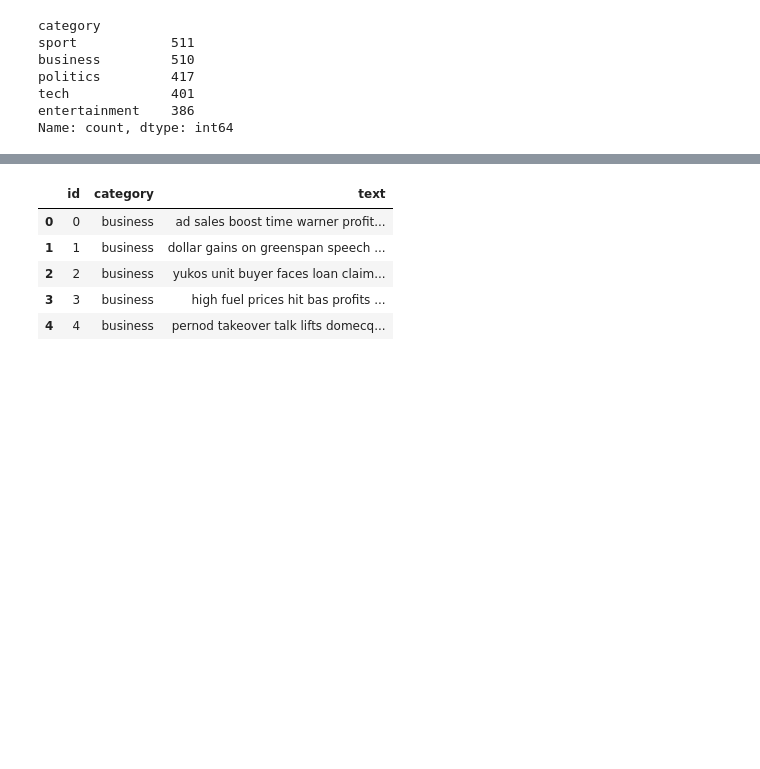
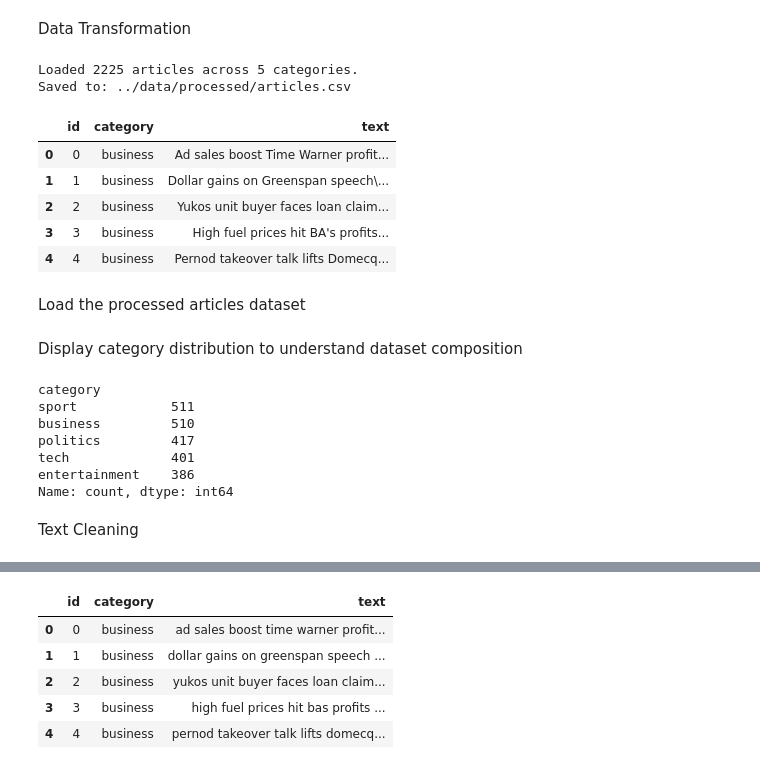
Before and after one commit to yahiakhalaf/SemSearch, a Jupyter notebook: notebooks/SemSearch.ipynb, the cells around one changed output, grey strips where cells are left out. Cells and saved outputs as stored; diff of their text form; code cells hidden in the pictures; blank space fills up the shorter version.

```diff
--- a/notebooks/SemSearch.ipynb
+++ b/notebooks/SemSearch.ipynb
@@ -5 +22,63 @@
+# %% [markdown]
+Data Transformation
+# %%
+import os
+import pandas as pd
+
+# Define paths
+base_dir = "../data/raw/NewsArticles"
+output_path = "../data/processed/articles.csv"
+
+data = []
+article_id = 0
+
+# Check base directory
+if not os.path.exists(base_dir):
+    raise FileNotFoundError(f"Directory not found: {base_dir}")
+
+# Loop through categories and articles
+for category in os.listdir(base_dir):
+    category_path = os.path.join(base_dir, category)
+    if not os.path.isdir(category_path):
+        continue
+
+    for filename in os.listdir(category_path):
+        if filename.endswith(".txt"):
+            file_path = os.path.join(category_path, filename)
+            try:
+                with open(file_path, "r", encoding="latin1") as f:
+                    text = f.read().strip()
+                data.append({
+                    "id": article_id,
+                    "category": category,
+                    "text": text
+                })
+                article_id += 1
+            except Exception as e:
+                print(f"Failed to read {file_path}: {e}")
+
+# Create DataFrame
+df = pd.DataFrame(data)
+
+# Ensure output directory exists
+os.makedirs(os.path.dirname(output_path), exist_ok=True)
+
+# Save combined dataset
+df.to_csv(output_path, index=False, encoding="utf-8")
+
+# Display preview
+print(f"Loaded {len(df)} articles across {df['category'].nunique()} categories.")
+print(f"Saved to: {output_path}")
+display(df.head())
+# %% [output]
+Loaded 2225 articles across 5 categories.
+Saved to: ../data/processed/articles.csv
+|  | id | category | text |
+| 0 | 0 | business | Ad sales boost Time Warner profit... |
+| 1 | 1 | business | Dollar gains on Greenspan speech\... |
+| 2 | 2 | business | Yukos unit buyer faces loan claim... |
+| 3 | 3 | business | High fuel prices hit BA's profits... |
+| 4 | 4 | business | Pernod takeover talk lifts Domecq... |
+# %% [markdown]
+Load the processed articles dataset
 # %%
@@ -7,5 +85,7 @@ import pandas as pd
 data =pd.read_csv("../data/processed/articles.csv")
 df=data.copy()
+# %% [markdown]
+Display category distribution to understand dataset composition
 # %%
 df['category'].value_counts()
 # %% [output]
@@ -16,5 +96,7 @@ politics         417
 tech             401
 entertainment    386
 Name: count, dtype: int64
+# %% [markdown]
+Text Cleaning
 # %%
 import re
```
Also changed, not shown: parts of 78 cells of this notebook, 12 other files.
